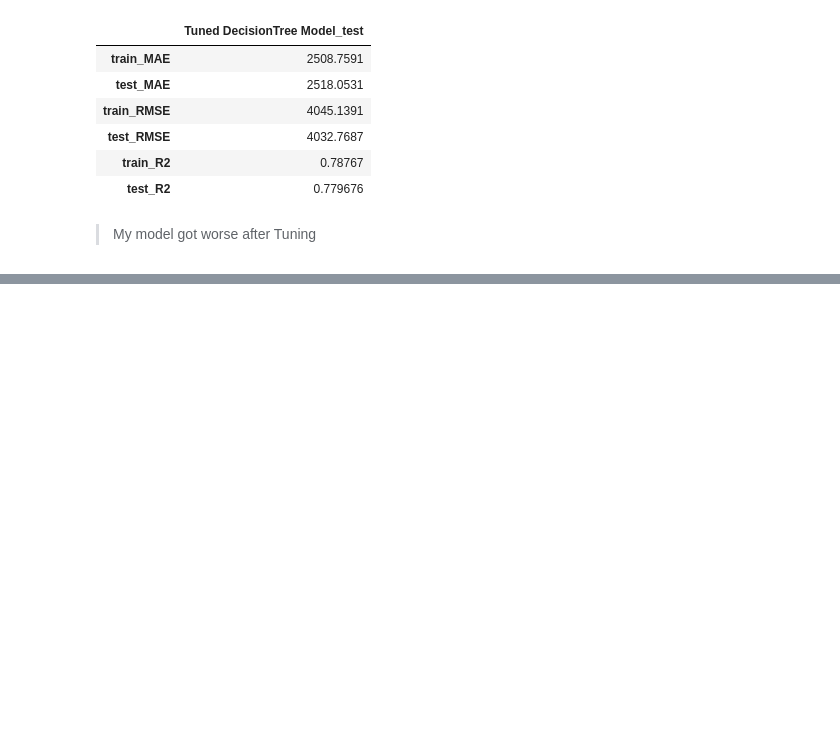
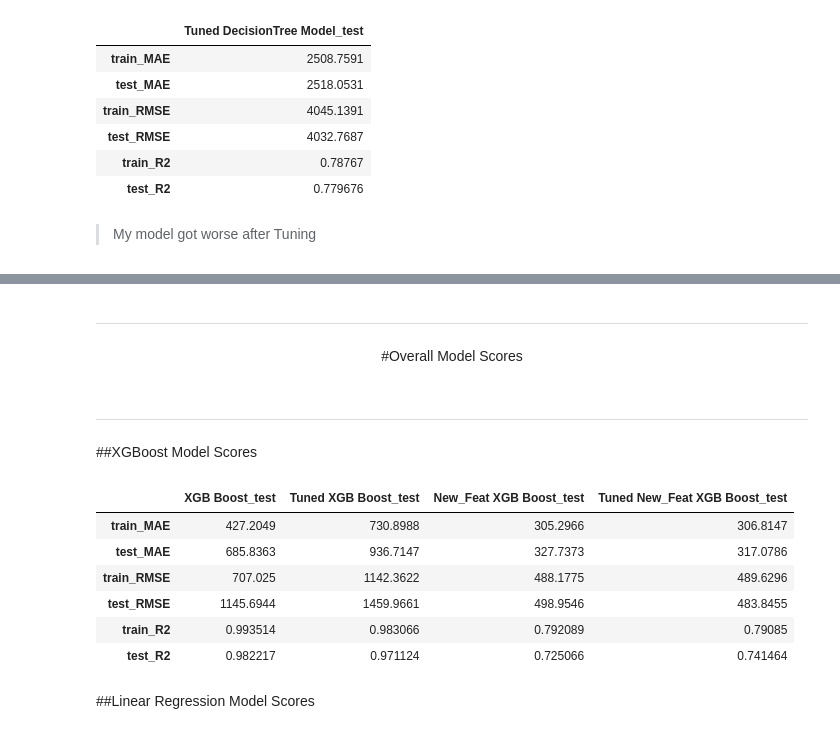
Before and after one commit to daisy-rivera/Cost-of-Undergraduate-Tuition, a Jupyter notebook: Cost_of_Undergraduate_Tuition.ipynb, the cells around one changed output, grey strips where cells are left out. Saved outputs shown, nothing was run; the diff lists cells and outputs as text; code cells hidden in the pictures; blank space fills up the shorter version.

```diff
--- a/Cost_of_Undergraduate_Tuition.ipynb
+++ b/Cost_of_Undergraduate_Tuition.ipynb
@@ -979,0 +1193,6 @@ This database does not include information regarding scholarships which can be a
+# %%
+#instantiating model
+tuned_xgb = XGBRegressor(max_depth=4,n_estimators=150)
+
+#create model pipe
+tuned_xgb_pipe = make_pipeline(processor,tuned_xgb)
@@ -979,0 +1201,2 @@ This database does not include information regarding scholarships which can be a
+# %%
+tuned_xgb_pipe.fit(X_train, y_train)
@@ -979,0 +1225,3 @@ This database does not include information regarding scholarships which can be a
+# %%
+#evaluating model performance metrics using a function
+newfea_tuned_xgb_scores = model_metrics(tuned_xgb_pipe, X_train, y_train, X_test, y_test, model_name='Tuned New_Feat XGB Boost')
@@ -979,0 +1428,31 @@ This database does not include information regarding scholarships which can be a
+# %% [markdown]
+
+
+---
+# %% [markdown]
+<center>
+
+#Overall Model Scores
+
+</center>
+<class="center" height="50">
+# %% [markdown]
+
+
+---
+# %% [markdown]
+##XGBoost Model Scores
+# %%
+allxgb = pd.concat([xgb_scores, tuned_xgb_scores,newfeat_xgb_scores,newfea_tuned_xgb_scores], axis=1)
+# %%
+allxgb
+# %% [output]
+|  | XGB Boost_test | Tuned XGB Boost_test | New_Feat XGB Boost_test | Tuned New_Feat XGB Boost_test |
+| train_MAE | 427.2049 | 730.8988 | 305.2966 | 306.8147 |
+| test_MAE | 685.8363 | 936.7147 | 327.7373 | 317.0786 |
+| train_RMSE | 707.025 | 1142.3622 | 488.1775 | 489.6296 |
+| test_RMSE | 1145.6944 | 1459.9661 | 498.9546 | 483.8455 |
+| train_R2 | 0.993514 | 0.983066 | 0.792089 | 0.79085 |
+| test_R2 | 0.982217 | 0.971124 | 0.725066 | 0.741464 |
+# %% [markdown]
+##Linear Regression Model Scores
```
Also changed, not shown: parts of 95 cells of this notebook.
